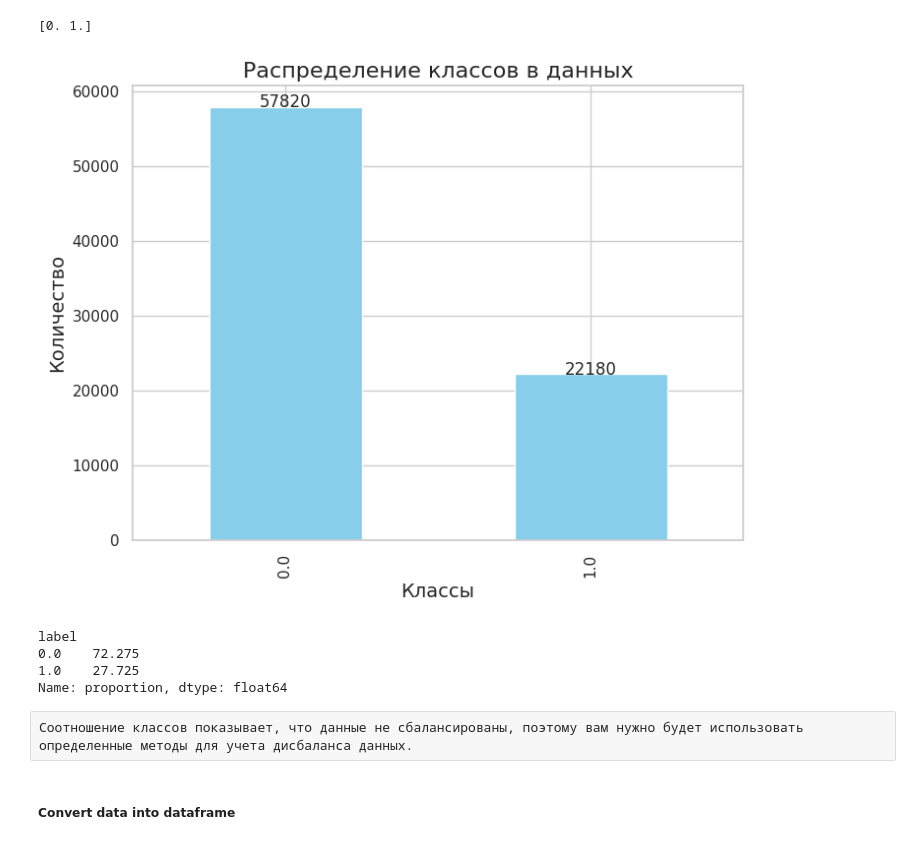
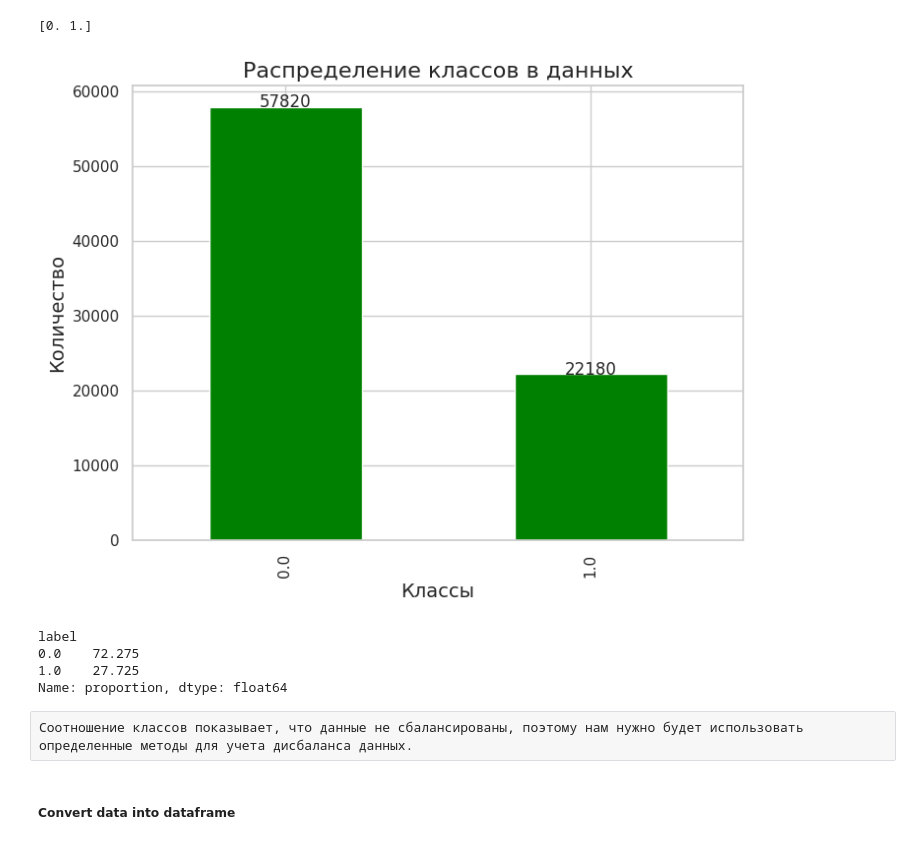
Before and after one commit to aliskadmitr/VK-Internship, a Jupyter notebook: notebooks/EDA.ipynb, the cells around one changed output. Cells and saved outputs as stored; diff of their text form; code cells hidden in the pictures.

```diff
--- a/notebooks/EDA.ipynb
+++ b/notebooks/EDA.ipynb
@@ -111,19 +111,19 @@ print(unique_values)
 # %%
 sns.set(style="whitegrid")
 plt.figure(figsize=(8, 6))
 
-train['label'].value_counts().plot(kind='bar', color='skyblue')
+train['label'].value_counts().plot(kind='bar', color='green')
 
 plt.title('Распределение классов в данных', fontsize=16)
 plt.xlabel('Классы', fontsize=14)
 plt.ylabel('Количество', fontsize=14)
 
 for i, value in enumerate(train['label'].value_counts()):
     plt.text(i, value + 5, str(value), ha='center', fontsize=12)
 
 plt.show()
 # %% [output]
-[figure, old version]
+[figure, new version]
 # %%
 class_counts = train['label'].value_counts(normalize=True) * 100
 print(class_counts)
@@ -133,7 +133,7 @@ label
 1.0    27.725
 Name: proportion, dtype: float64
 # %% [raw]
-Соотношение классов показывает, что данные не сбалансированы, поэтому вам нужно будет использовать определенные методы для учета дисбаланса данных.
+Соотношение классов показывает, что данные не сбалансированы, поэтому нам нужно будет использовать определенные методы для учета дисбаланса данных.
 # %% [markdown]
 ##### Convert data into dataframe
 # %%
```
Also changed, not shown: parts of 16 cells of this notebook.
